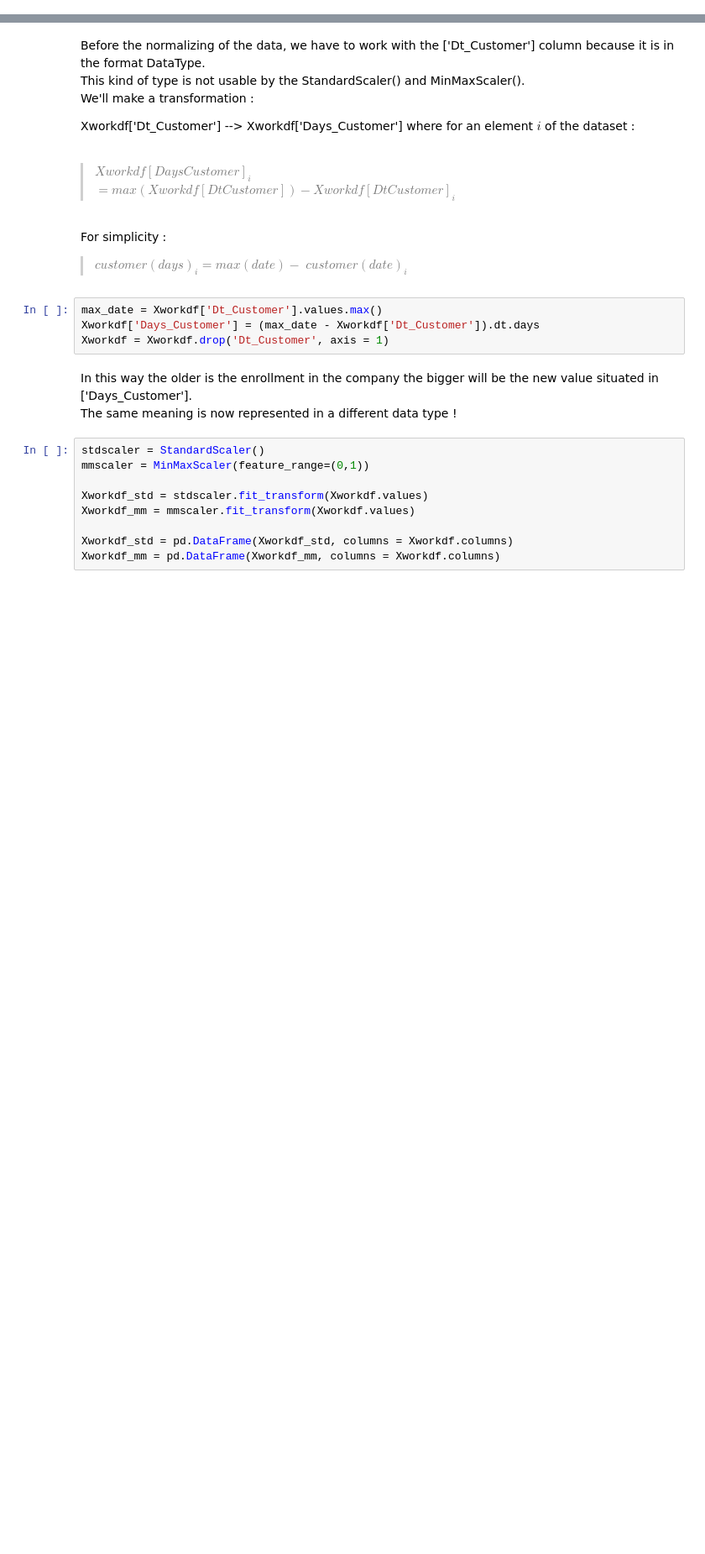
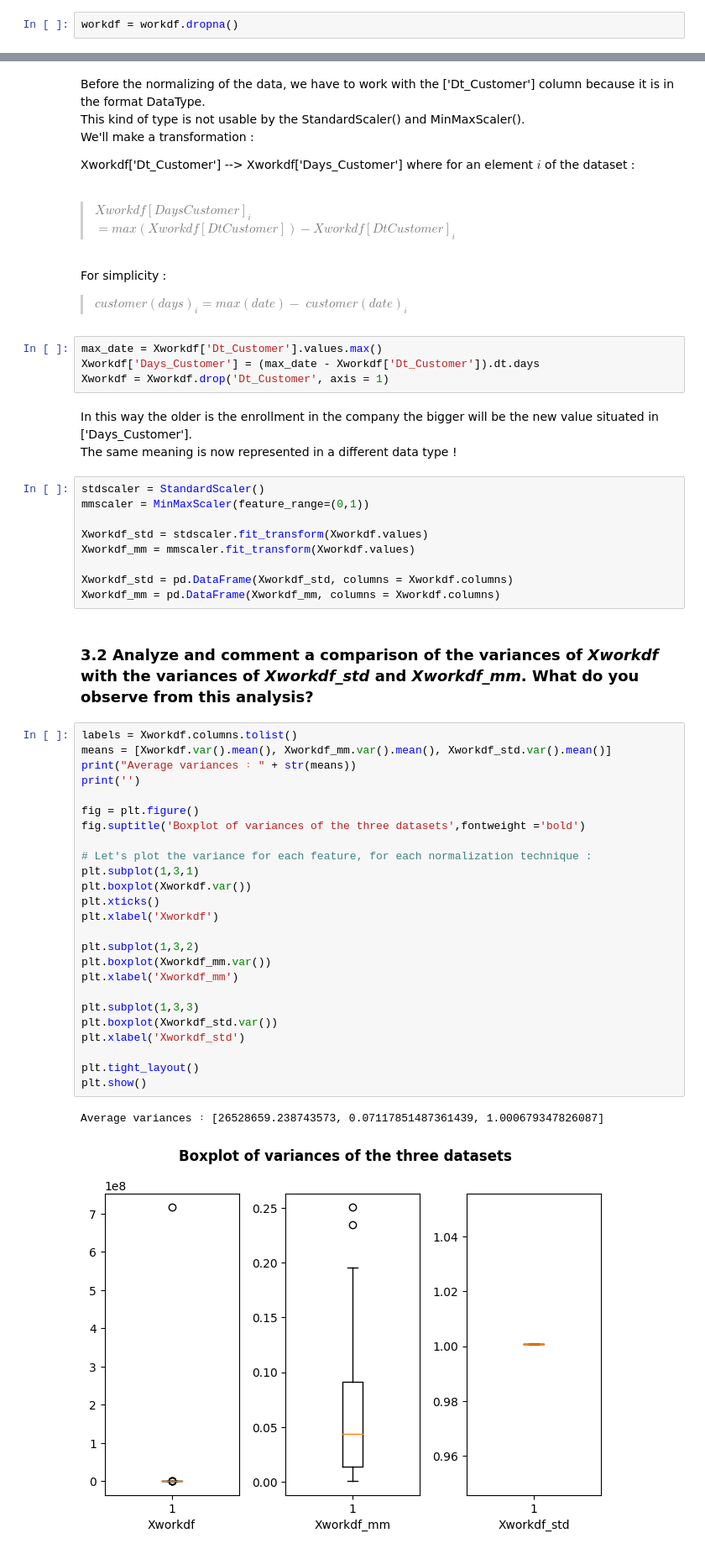
Before and after one commit to dudushi/NAS_for_TVWW, a Jupyter notebook: HM1.ipynb, the cells around one changed output, grey strips where cells are left out. Shown at 84% size. Cells and saved outputs as stored; diff of their text form; blank space fills up the shorter version.

```diff
--- a/HM1.ipynb
+++ b/HM1.ipynb
@@ -158,3 +193,5 @@ features_columns.remove(column_to_drop)
+# %%
+workdf = workdf.dropna()
 # %%
 features = workdf[features_columns]
 labels = workdf[label_columns]
@@ -370,3 +401,33 @@ Xworkdf_mm = mmscaler.fit_transform(Xworkdf.values)
 
 Xworkdf_std = pd.DataFrame(Xworkdf_std, columns = Xworkdf.columns)
 Xworkdf_mm = pd.DataFrame(Xworkdf_mm, columns = Xworkdf.columns)
+# %% [markdown]
+### 3.2 Analyze and comment a comparison of the **variances** of *Xworkdf* with the variances of *Xworkdf_std* and *Xworkdf_mm*. What do you observe from this analysis?
+# %%
+labels = Xworkdf.columns.tolist()
+means = [Xworkdf.var().mean(), Xworkdf_mm.var().mean(), Xworkdf_std.var().mean()]
+print("Average variances ꞉ " + str(means))
+print('')
+
+fig = plt.figure()
+fig.suptitle('Boxplot of variances of the three datasets',fontweight ='bold')
+
+# Let's plot the variance for each feature, for each normalization technique :
+plt.subplot(1,3,1)
+plt.boxplot(Xworkdf.var())
+plt.xticks()
+plt.xlabel('Xworkdf')
+
+plt.subplot(1,3,2)
+plt.boxplot(Xworkdf_mm.var())
+plt.xlabel('Xworkdf_mm')
+
+plt.subplot(1,3,3)
+plt.boxplot(Xworkdf_std.var())
+plt.xlabel('Xworkdf_std')
+
+plt.tight_layout()
+plt.show()
+# %% [output]
+Average variances ꞉ [26528659.238743573, 0.07117851487361439, 1.000679347826087]
+[figure, added]
```
Also changed, not shown: parts of 18 cells of this notebook.
